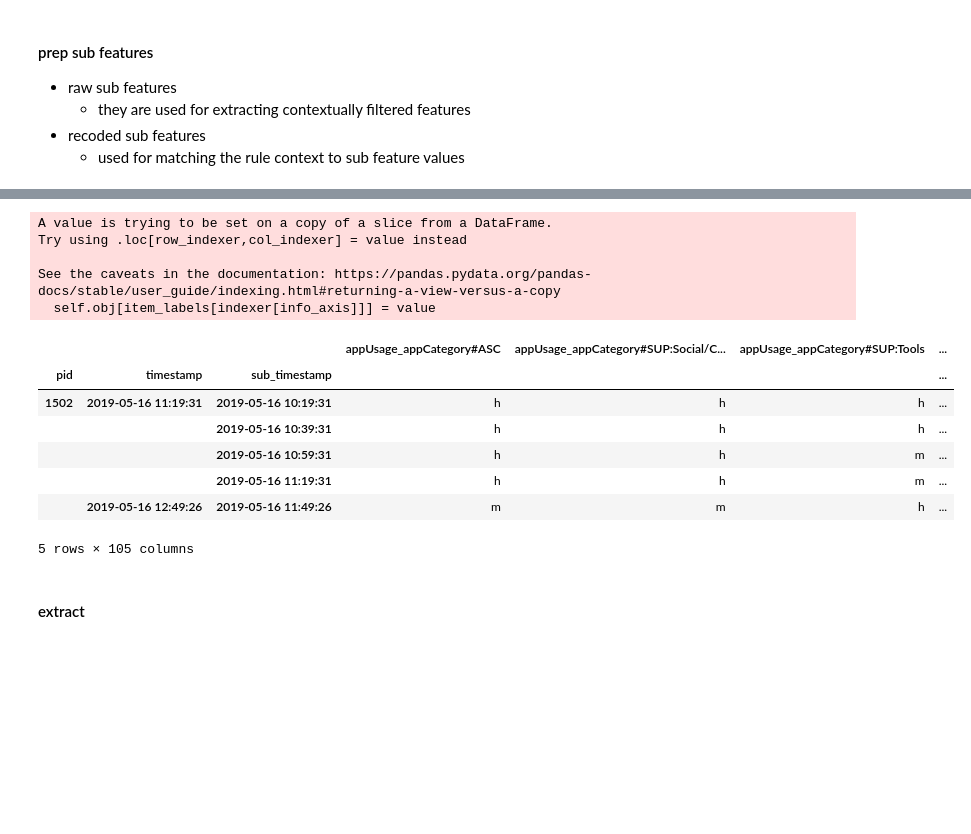
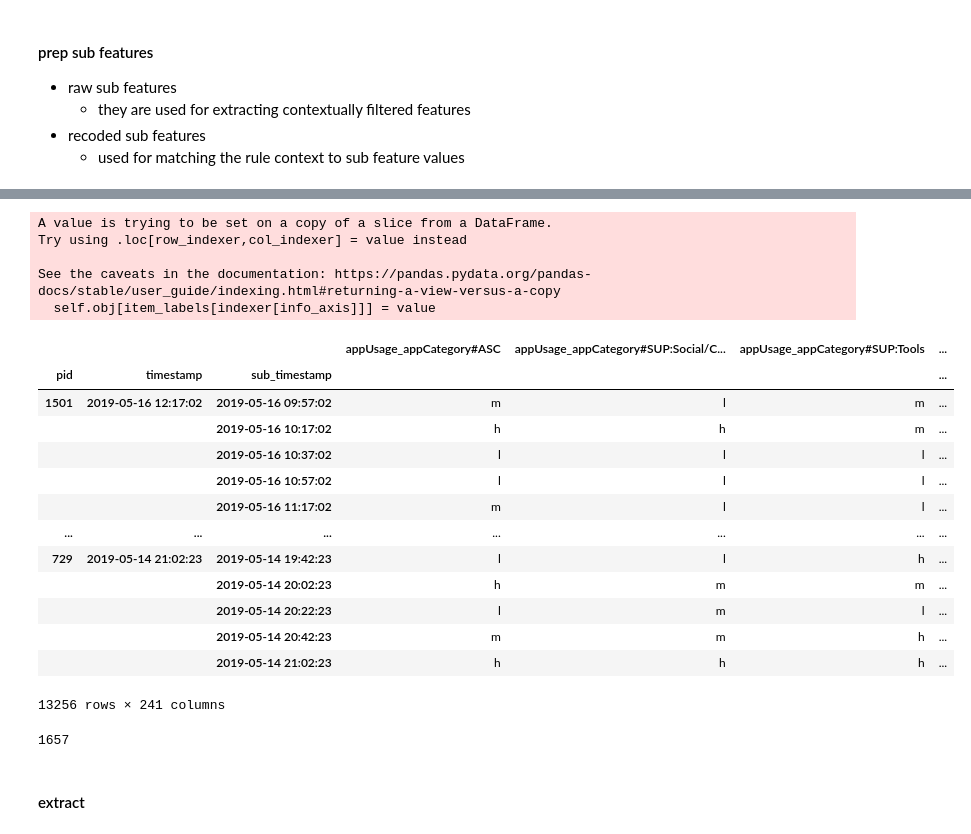
Before and after one commit to Jumabek/receptivity, a Jupyter notebook: analysis/CFF4Receptivity.ipynb, the cells around one changed output, grey strips where cells are left out. Saved outputs shown, nothing was run; the diff lists cells and outputs as text; code cells hidden in the pictures; blank space fills up the shorter version.

Commit message:
set feature selection

```diff
--- a/analysis/CFF4Receptivity.ipynb
+++ b/analysis/CFF4Receptivity.ipynb
@@ -807,27 +742,31 @@ pd.DataFrame({
 # %%
-EXTRACTED_SLIDINGFEATURES = True
 
-if not EXTRACTED_SLIDINGFEATURES:
+EXTRACTED_SLIDINGFEATURES = False
+SUBWINDOW_SIZE_IN_MIN = WINDOW_SIZE_IN_MIN//NSUB
+select_features = pd.read_csv(
+                    'selected_features.csv'
+                )['features'].values.tolist()
+fn = f'feature/arm/sliding_window_{SUBWINDOW_SIZE_IN_MIN}_features_{len(select_features)}.csv'
+
+if not os.path.exists(fn) :
     with on_ray(object_store_memory=2e10, ignore_reinit_error=True):
-        warnings.filterwarnings("ignore", category=RuntimeWarning)
         sliding_features = recept_dataset.parallellize_extract_sliding(
                 labels=labels_arm
-                , _sw_size_in_min = 20
+                , _sw_size_in_min = SUBWINDOW_SIZE_IN_MIN
                 , selected_features=pd.read_csv(
                     'selected_features.csv'
                 )['features'].values.tolist()
-                , resample = False
-            )
-    sliding_features.to_csv('feature/arm/sliding_features.csv')
+                , resample = True
+        )
+    sliding_features.to_csv(fn)
 
 sliding_features = pd.read_csv(
-    'feature/arm/sliding_features.csv'
+    fn
     , dtype={'pid':'str'}
     , parse_dates=['timestamp']
 ).set_index(['pid','timestamp'])
 
-# sliding_features = impute(
-#     sliding_features
-# )
-sliding_features.isnull().sum().sort_values(ascending=False)
+sliding_features = impute(
+    sliding_features
+)
 # %% [output]
@@ -1260,20 +1190,18 @@ See the caveats in the documentation: https://pandas.pydata.org/pandas-docs/stab
 - extract sub features only for selected
 # %%
 from itertools import product
-ML_AGG_FEATURE_EXTRACTED = False
 fn = f'feature/ml/subfeature_{WINDOW_SIZE_IN_MIN}MIN_{NSUB}.csv'
-
-if not ML_AGG_FEATURE_EXTRACTED:
+if not os.path.exists(fn) or 1==1:
     with on_ray(object_store_memory=2e10, ignore_reinit_error=True, num_cpus=20):
         ml_sub_features = recept_dataset.parallellize_extract_sub(
             labels=labels_ml
             , w_size_in_min = WINDOW_SIZE_IN_MIN
             ,num_sub=NSUB
-            , selected_features=selected_features
-        )
-        ml_sub_features.to_csv(
-            fn
-        )
+            , selected_features=pd.read_csv(
+                    'selected_features.csv'
+                )['features'].values.tolist()
+        ) # 15min
+        ml_sub_features.to_csv(fn)
 else:
     ml_sub_features = pd.read_csv(
         fn
@@ -1397,33 +1349,43 @@ ML_AGG_RESULT.groupby(['CV_TYPE','experiment']).mean()
 # %%
 ml_sub_features_p = impute(
     impute_support_features(
         ml_sub_features
     )
 )
 
 ml_sub_recoded = []
 ml_pids = ml_sub_features_p.index.get_level_values('pid').unique()
 cols = ml_sub_features_p.columns.tolist()
 ml_sub_recoded = pd.concat([discretize_df(ml_sub_features_p.loc[pid],cols, pid) \
     for pid in tqdm(ml_pids)])
 
 ml_sub_recoded = ml_sub_recoded.astype('str').fillna(
     'missing'
 ).astype('category')
-ml_sub_recoded.head()
+ml_sub_recoded
 # %% [output]
 A value is trying to be set on a copy of a slice from a DataFrame.
 Try using .loc[row_indexer,col_indexer] = value instead
 
 See the caveats in the documentation: https://pandas.pydata.org/pandas-docs/stable/user_guide/indexing.html#returning-a-view-versus-a-copy
   self.obj[item_labels[indexer[info_axis]]] = value
 |  |  |  | appUsage_appCategory#ASC | appUsage_appCategory#SUP:Social/C... | appUsage_appCategory#SUP:Tools | ... |
 | pid | timestamp | sub_timestamp |  |  |  | ... |
-| 1502 | 2019-05-16 11:19:31 | 2019-05-16 10:19:31 | h | h | h | ... |
-|  |  | 2019-05-16 10:39:31 | h | h | h | ... |
-|  |  | 2019-05-16 10:59:31 | h | h | m | ... |
-|  |  | 2019-05-16 11:19:31 | h | h | m | ... |
-|  | 2019-05-16 12:49:26 | 2019-05-16 11:49:26 | m | m | h | ... |
+| 1501 | 2019-05-16 12:17:02 | 2019-05-16 09:57:02 | m | l | m | ... |
+|  |  | 2019-05-16 10:17:02 | h | h | m | ... |
+|  |  | 2019-05-16 10:37:02 | l | l | l | ... |
+|  |  | 2019-05-16 10:57:02 | l | l | l | ... |
+|  |  | 2019-05-16 11:17:02 | m | l | l | ... |
+| ... | ... | ... | ... | ... | ... | ... |
+| 729 | 2019-05-14 21:02:23 | 2019-05-14 19:42:23 | l | l | h | ... |
+|  |  | 2019-05-14 20:02:23 | h | m | m | ... |
+|  |  | 2019-05-14 20:22:23 | l | m | l | ... |
+|  |  | 2019-05-14 20:42:23 | m | m | h | ... |
+|  |  | 2019-05-14 21:02:23 | h | h | h | ... |
-5 rows × 105 columns
+13256 rows × 241 columns
+# %%
+6628//4
+# %% [output]
+1657
 # %% [markdown]
 #### extract
```
Also changed, not shown: parts of 90 cells of this notebook, 18 other files.
